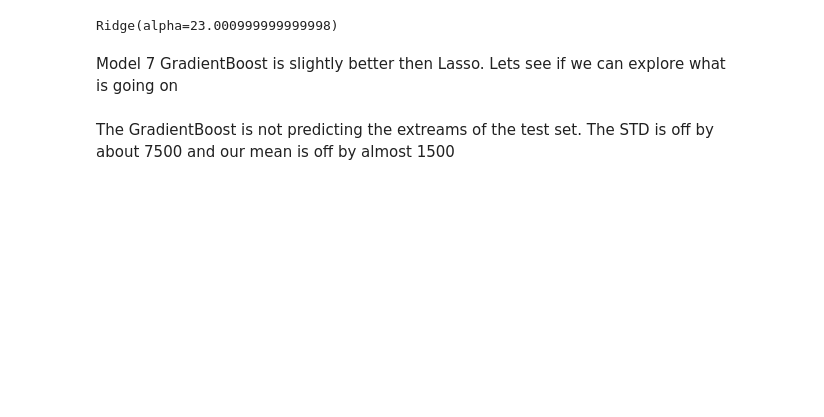
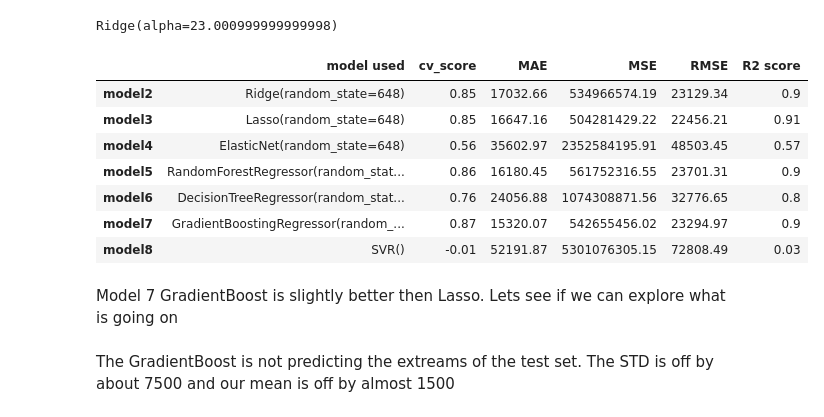
Before and after one commit to HopeFrost/House_price_prediction, a Jupyter notebook: houses_modeling.ipynb, the cells around one changed output. Saved outputs shown, nothing was run; the diff lists cells and outputs as text; code cells hidden in the pictures; blank space fills up the shorter version.

```diff
--- a/houses_modeling.ipynb
+++ b/houses_modeling.ipynb
@@ -316,8 +317,18 @@ scoring('model8', SVR(), SVR_params)
 # %%
 # time to check out some scores
 
 scores = pd.DataFrame(model_scores).T
-scores.round(decimals=2)
+
+scores
+# %% [output]
+|  | model used | cv_score | MAE | MSE | RMSE | R2 score |
+| model2 | Ridge(random_state=648) | 0.85 | 17032.66 | 534966574.19 | 23129.34 | 0.9 |
+| model3 | Lasso(random_state=648) | 0.85 | 16647.16 | 504281429.22 | 22456.21 | 0.91 |
+| model4 | ElasticNet(random_state=648) | 0.56 | 35602.97 | 2352584195.91 | 48503.45 | 0.57 |
+| model5 | RandomForestRegressor(random_stat... | 0.86 | 16180.45 | 561752316.55 | 23701.31 | 0.9 |
+| model6 | DecisionTreeRegressor(random_stat... | 0.76 | 24056.88 | 1074308871.56 | 32776.65 | 0.8 |
+| model7 | GradientBoostingRegressor(random_... | 0.87 | 15320.07 | 542655456.02 | 23294.97 | 0.9 |
+| model8 | SVR() | -0.01 | 52191.87 | 5301076305.15 | 72808.49 | 0.03 |
 # %% [markdown]
 Model 7 GradientBoost is slightly better then Lasso. Lets see if we can explore what is going on
 # %%
```
Also changed, not shown: parts of 31 cells of this notebook, 9 other files.
